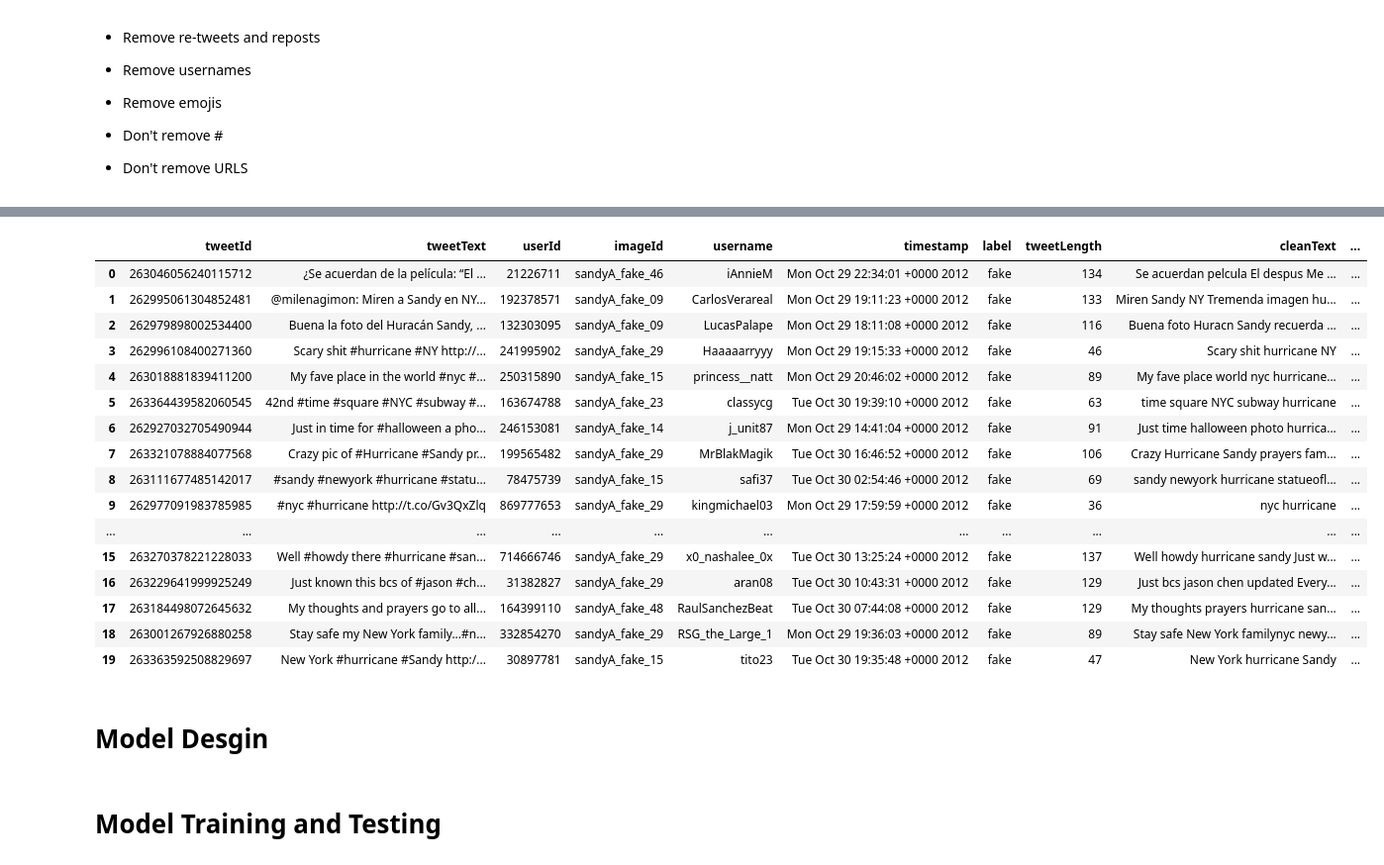
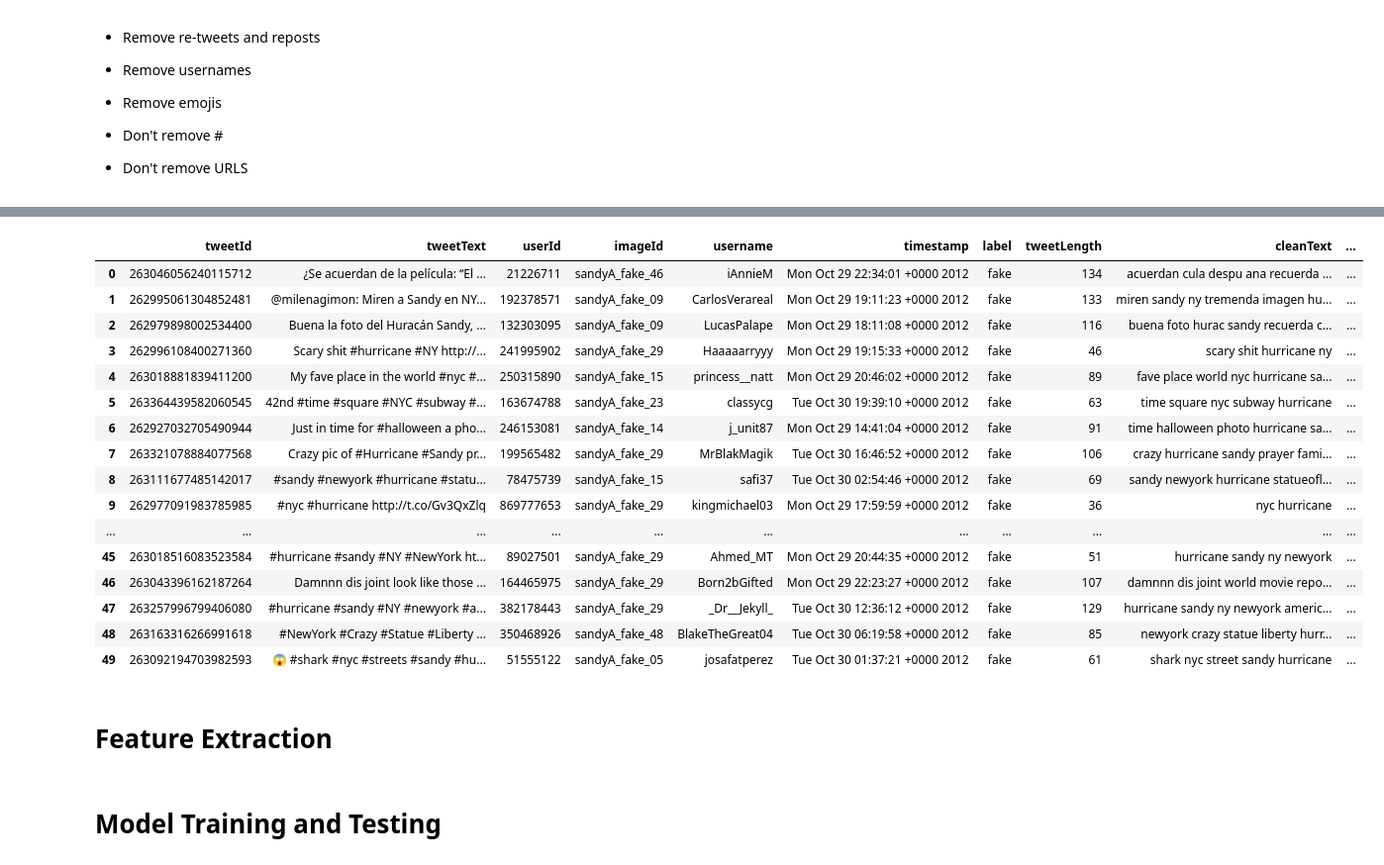
Before and after one commit to tee1g21/Machine-Learning-Technologies-Coursework, a Jupyter notebook: mediaEval.ipynb, the cells around one changed output, grey strips where cells are left out. Shown: that part at 99% size. Cells and saved outputs as stored; diff of their text form; code cells hidden in the pictures.

```diff
--- a/mediaEval.ipynb
+++ b/mediaEval.ipynb
@@ -21,16 +24,16 @@ import matplotlib.pyplot as plt
 directory = "Dataset/"
 
 #read training set
-#train_csv = pandas.read_csv(directory+"mediaeval-2015-trainingset.txt", sep="	")
-#train_df = pandas.DataFrame(data = train_csv)
+train_csv = pd.read_csv(directory+"mediaeval-2015-trainingset.txt", sep="\t", quoting=3)
+train_df = pd.DataFrame(data = train_csv)
 
 #read test set
-#test_csv = pandas.read_csv(directory+"mediaeval-2015-testset.txt", sep="	")
-#test_df = pandas.DataFrame(data = test_csv)
+test_csv = pd.read_csv(directory+"mediaeval-2015-testset.txt", sep="\t", quoting=3)
+test_df = pd.DataFrame(data = test_csv)
 
 
-train_df = pandas.read_table("Dataset/mediaeval-2015-trainingset.txt", sep="\t",lineterminator='\n', skiprows=(0),  header=(0))
-test_df = pandas.read_table("Dataset/mediaeval-2015-testset.txt", sep="\t", lineterminator='\n', skiprows=(0),  header=(0))
+#train_df = pandas.read_table("Dataset/mediaeval-2015-trainingset.txt", sep="\t",lineterminator='\n', skiprows=(0),  header=(0))
+#test_df = pandas.read_table("Dataset/mediaeval-2015-testset.txt", sep="\t", lineterminator='\n', skiprows=(0),  header=(0))
 # %% [markdown]
 # Data Characterisation and Visualisation
 # %%
@@ -350,13 +251,16 @@ train_df["cleanText"] = train_df["tweetText"]
 def cleanText(text):
 
     #remove URLs
-    text = re.sub(r'http\S+|\\\/\S+', '', text)
+    text = re.sub(r'http\S+|\\\/\S+', ' ', text)
 
     #remove usernames
-    text = re.sub(r'@\w*', "", text)
+    text = re.sub(r'@\w*', " ", text)
 
     #remove punctuation
-    text = re.sub(r'[^a-zA-Z ]+', '', text)
+    text = re.sub(r'[^a-zA-Z ]+', ' ', text)
+
+    text = text.lower()
+
     return text
 
 #apply cleantext
@@ -371,16 +275,12 @@ train_df['cleanText'] = train_df['cleanText'].apply(lambda x: ' '.join([w for w
 # %%
 #lemmatise to reduce total word count
 from nltk.stem import WordNetLemmatizer
-from nltk.tokenize import word_tokenize
+from nltk.tokenize import WhitespaceTokenizer
 
 lemmatiser = WordNetLemmatizer()
+tokeniser = WhitespaceTokenizer()
 
-def lemmatise(text):
-    words = word_tokenize(text)
-    lemmatised_words = [lemmatiser.lemmatize(word) for word in words]
-    return ' '.join(lemmatised_words)
-
-train_df["lemmatisedText"] = train_df["cleanText"].apply(lemmatise)
+train_df['cleanText'] = train_df['cleanText'].apply(lambda x: ' '.join([lemmatiser.lemmatize(w) for w in tokeniser.tokenize(x)]))
 # %%
 #remove duplicates
 print(train_df["cleanText"].duplicated().sum())
@@ -413,25 +313,31 @@ Length: 117
+# %%
+#tokenise
+from nltk.tokenize import word_tokenize
+
+# Assuming df_train is your DataFrame and 'cleanText' is the column you want to tokenize
+train_df["tokenizedText"] = train_df["cleanText"].apply(lambda x: word_tokenize(x))
 # %%
-train_df.head(20)
+train_df.head(50)
 # %% [output]
 |  | tweetId | tweetText | userId | imageId | username | timestamp | label | tweetLength | cleanText | ... |
-| 0 | 263046056240115712 | ¿Se acuerdan de la película: “El ... | 21226711 | sandyA_fake_46 | iAnnieM | Mon Oct 29 22:34:01 +0000 2012 | fake | 134 | Se acuerdan pelcula El despus Me ... | ... |
-| 1 | 262995061304852481 | @milenagimon: Miren a Sandy en NY... | 192378571 | sandyA_fake_09 | CarlosVerareal | Mon Oct 29 19:11:23 +0000 2012 | fake | 133 | Miren Sandy NY Tremenda imagen hu... | ... |
-| 2 | 262979898002534400 | Buena la foto del Huracán Sandy, ... | 132303095 | sandyA_fake_09 | LucasPalape | Mon Oct 29 18:11:08 +0000 2012 | fake | 116 | Buena foto Huracn Sandy recuerda ... | ... |
-| 3 | 262996108400271360 | Scary shit #hurricane #NY http://... | 241995902 | sandyA_fake_29 | Haaaaarryyy | Mon Oct 29 19:15:33 +0000 2012 | fake | 46 | Scary shit hurricane NY | ... |
-| 4 | 263018881839411200 | My fave place in the world #nyc #... | 250315890 | sandyA_fake_15 | princess__natt | Mon Oct 29 20:46:02 +0000 2012 | fake | 89 | My fave place world nyc hurricane... | ... |
-| 5 | 263364439582060545 | 42nd #time #square #NYC #subway #... | 163674788 | sandyA_fake_23 | classycg | Tue Oct 30 19:39:10 +0000 2012 | fake | 63 | time square NYC subway hurricane | ... |
-| 6 | 262927032705490944 | Just in time for #halloween a pho... | 246153081 | sandyA_fake_14 | j_unit87 | Mon Oct 29 14:41:04 +0000 2012 | fake | 91 | Just time halloween photo hurrica... | ... |
-| 7 | 263321078884077568 | Crazy pic of #Hurricane #Sandy pr... | 199565482 | sandyA_fake_29 | MrBlakMagik | Tue Oct 30 16:46:52 +0000 2012 | fake | 106 | Crazy Hurricane Sandy prayers fam... | ... |
+| 0 | 263046056240115712 | ¿Se acuerdan de la película: “El ... | 21226711 | sandyA_fake_46 | iAnnieM | Mon Oct 29 22:34:01 +0000 2012 | fake | 134 | acuerdan cula despu ana recuerda ... | ... |
+| 1 | 262995061304852481 | @milenagimon: Miren a Sandy en NY... | 192378571 | sandyA_fake_09 | CarlosVerareal | Mon Oct 29 19:11:23 +0000 2012 | fake | 133 | miren sandy ny tremenda imagen hu... | ... |
+| 2 | 262979898002534400 | Buena la foto del Huracán Sandy, ... | 132303095 | sandyA_fake_09 | LucasPalape | Mon Oct 29 18:11:08 +0000 2012 | fake | 116 | buena foto hurac sandy recuerda c... | ... |
+| 3 | 262996108400271360 | Scary shit #hurricane #NY http://... | 241995902 | sandyA_fake_29 | Haaaaarryyy | Mon Oct 29 19:15:33 +0000 2012 | fake | 46 | scary shit hurricane ny | ... |
+| 4 | 263018881839411200 | My fave place in the world #nyc #... | 250315890 | sandyA_fake_15 | princess__natt | Mon Oct 29 20:46:02 +0000 2012 | fake | 89 | fave place world nyc hurricane sa... | ... |
+| 5 | 263364439582060545 | 42nd #time #square #NYC #subway #... | 163674788 | sandyA_fake_23 | classycg | Tue Oct 30 19:39:10 +0000 2012 | fake | 63 | time square nyc subway hurricane | ... |
+| 6 | 262927032705490944 | Just in time for #halloween a pho... | 246153081 | sandyA_fake_14 | j_unit87 | Mon Oct 29 14:41:04 +0000 2012 | fake | 91 | time halloween photo hurricane sa... | ... |
+| 7 | 263321078884077568 | Crazy pic of #Hurricane #Sandy pr... | 199565482 | sandyA_fake_29 | MrBlakMagik | Tue Oct 30 16:46:52 +0000 2012 | fake | 106 | crazy hurricane sandy prayer fami... | ... |
 | 8 | 263111677485142017 | #sandy #newyork #hurricane #statu... | 78475739 | sandyA_fake_15 | safi37 | Tue Oct 30 02:54:46 +0000 2012 | fake | 69 | sandy newyork hurricane statueofl... | ... |
 | 9 | 262977091983785985 | #nyc #hurricane http://t.co/Gv3QxZlq | 869777653 | sandyA_fake_29 | kingmichael03 | Mon Oct 29 17:59:59 +0000 2012 | fake | 36 | nyc hurricane | ... |
 | ... | ... | ... | ... | ... | ... | ... | ... | ... | ... | ... |
-| 15 | 263270378221228033 | Well #howdy there #hurricane #san... | 714666746 | sandyA_fake_29 | x0_nashalee_0x | Tue Oct 30 13:25:24 +0000 2012 | fake | 137 | Well howdy hurricane sandy Just w... | ... |
-| 16 | 263229641999925249 | Just known this bcs of #jason #ch... | 31382827 | sandyA_fake_29 | aran08 | Tue Oct 30 10:43:31 +0000 2012 | fake | 129 | Just bcs jason chen updated Every... | ... |
-| 17 | 263184498072645632 | My thoughts and prayers go to all... | 164399110 | sandyA_fake_48 | RaulSanchezBeat | Tue Oct 30 07:44:08 +0000 2012 | fake | 129 | My thoughts prayers hurricane san... | ... |
-| 18 | 263001267926880258 | Stay safe my New York family...#n... | 332854270 | sandyA_fake_29 | RSG_the_Large_1 | Mon Oct 29 19:36:03 +0000 2012 | fake | 89 | Stay safe New York familynyc newy... | ... |
-| 19 | 263363592508829697 | New York #hurricane #Sandy http:/... | 30897781 | sandyA_fake_15 | tito23 | Tue Oct 30 19:35:48 +0000 2012 | fake | 47 | New York hurricane Sandy | ... |
+| 45 | 263018516083523584 | #hurricane #sandy #NY #NewYork ht... | 89027501 | sandyA_fake_29 | Ahmed_MT | Mon Oct 29 20:44:35 +0000 2012 | fake | 51 | hurricane sandy ny newyork | ... |
+| 46 | 263043396162187264 | Damnnn dis joint look like those ... | 164465975 | sandyA_fake_29 | Born2bGifted | Mon Oct 29 22:23:27 +0000 2012 | fake | 107 | damnnn dis joint world movie repo... | ... |
+| 47 | 263257996799406080 | #hurricane #sandy #NY #newyork #a... | 382178443 | sandyA_fake_29 | _Dr__Jekyll_ | Tue Oct 30 12:36:12 +0000 2012 | fake | 129 | hurricane sandy ny newyork americ... | ... |
+| 48 | 263163316266991618 | #NewYork #Crazy #Statue #Liberty ... | 350468926 | sandyA_fake_48 | BlakeTheGreat04 | Tue Oct 30 06:19:58 +0000 2012 | fake | 85 | newyork crazy statue liberty hurr... | ... |
+| 49 | 263092194703982593 | 😱 #shark #nyc #streets #sandy #hu... | 51555122 | sandyA_fake_05 | josafatperez | Tue Oct 30 01:37:21 +0000 2012 | fake | 61 | shark nyc street sandy hurricane | ... |
-# %% [markdown]
-# Model Desgin
+# %% [markdown]
+# Feature Extraction
 # %% [markdown]
 # Model Training and Testing
 # %% [markdown]
```
Also changed, not shown: parts of 18 cells of this notebook.
